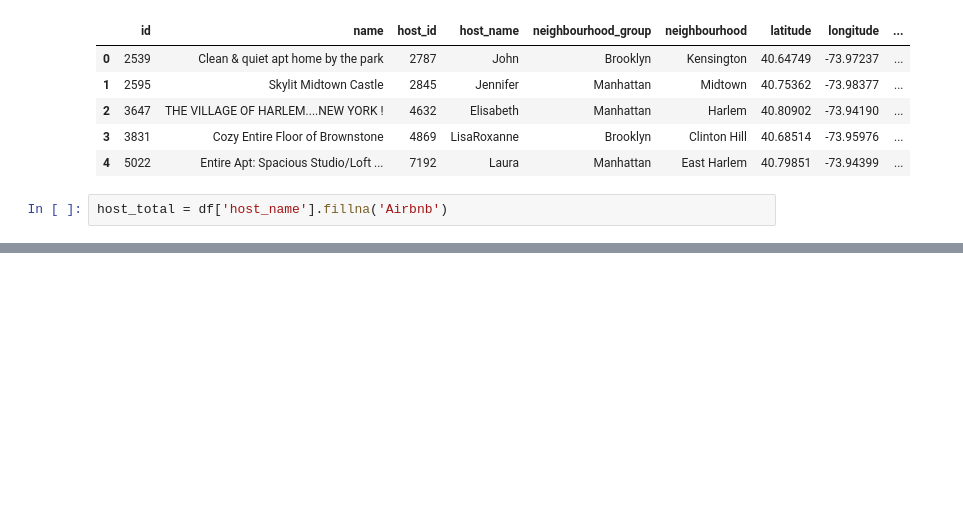
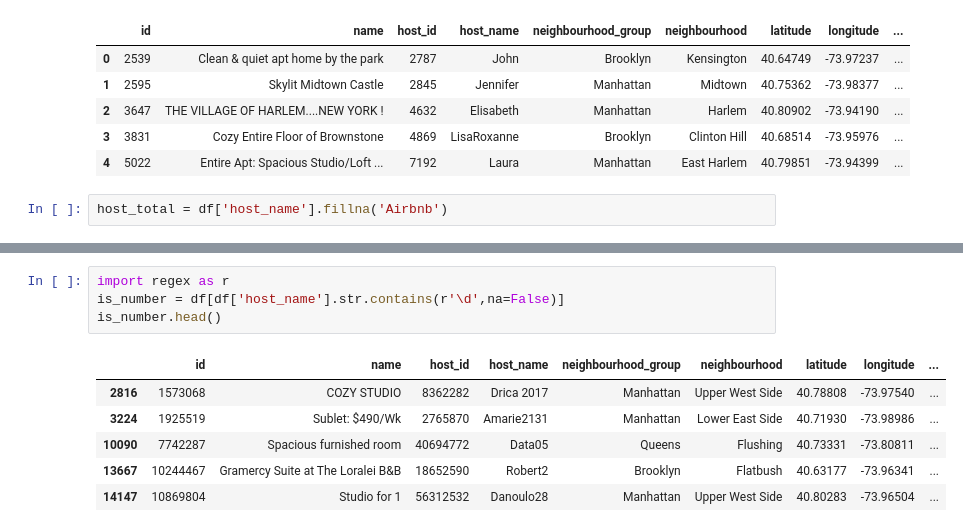
Before and after one commit to zeerau/TDI_Projects, a Jupyter notebook: week7/data_cleaning.ipynb, the cells around one changed output, grey strips where cells are left out. Saved outputs shown, nothing was run; the diff lists cells and outputs as text; blank space fills up the shorter version.

```diff
--- a/week7/data_cleaning.ipynb
+++ b/week7/data_cleaning.ipynb
@@ -103,0 +121,11 @@ df['host_name'].
+# %%
+import regex as r
+is_number = df[df['host_name'].str.contains(r'\d',na=False)]
+is_number.head()
+# %% [output]
+|  | id | name | host_id | host_name | neighbourhood_group | neighbourhood | latitude | longitude | ... |
+| 2816 | 1573068 | COZY STUDIO | 8362282 | Drica 2017 | Manhattan | Upper West Side | 40.78808 | -73.97540 | ... |
+| 3224 | 1925519 | Sublet: $490/Wk | 2765870 | Amarie2131 | Manhattan | Lower East Side | 40.71930 | -73.98986 | ... |
+| 10090 | 7742287 | Spacious furnished room | 40694772 | Data05 | Queens | Flushing | 40.73331 | -73.80811 | ... |
+| 13667 | 10244467 | Gramercy Suite at The Loralei B&B | 18652590 | Robert2 | Brooklyn | Flatbush | 40.63177 | -73.96341 | ... |
+| 14147 | 10869804 | Studio for 1 | 56312532 | Danoulo28 | Manhattan | Upper West Side | 40.80283 | -73.96504 | ... |
```
Also changed, not shown: parts of 2 cells of this notebook.
